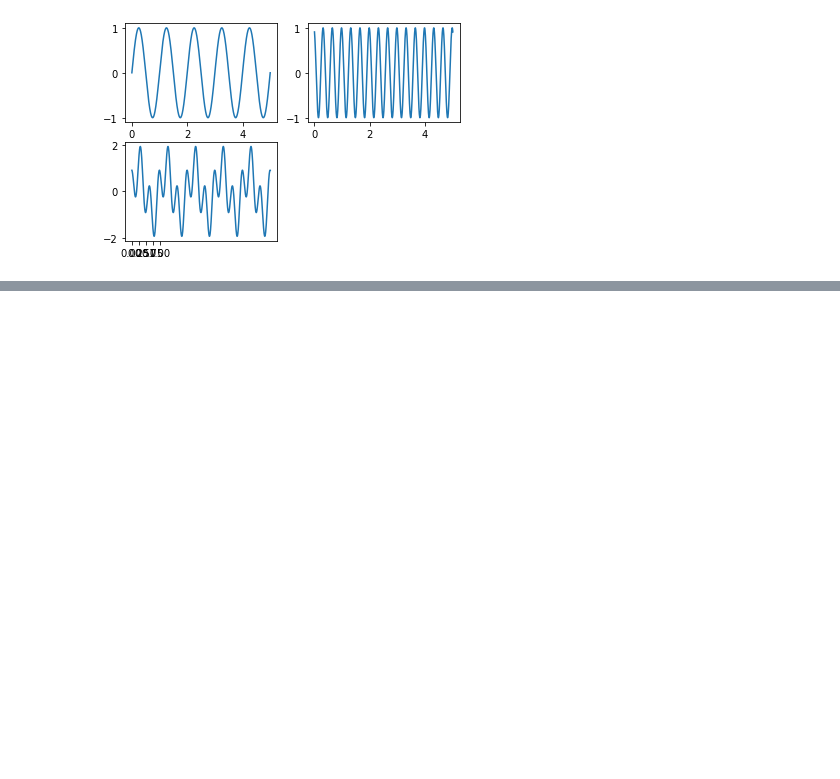
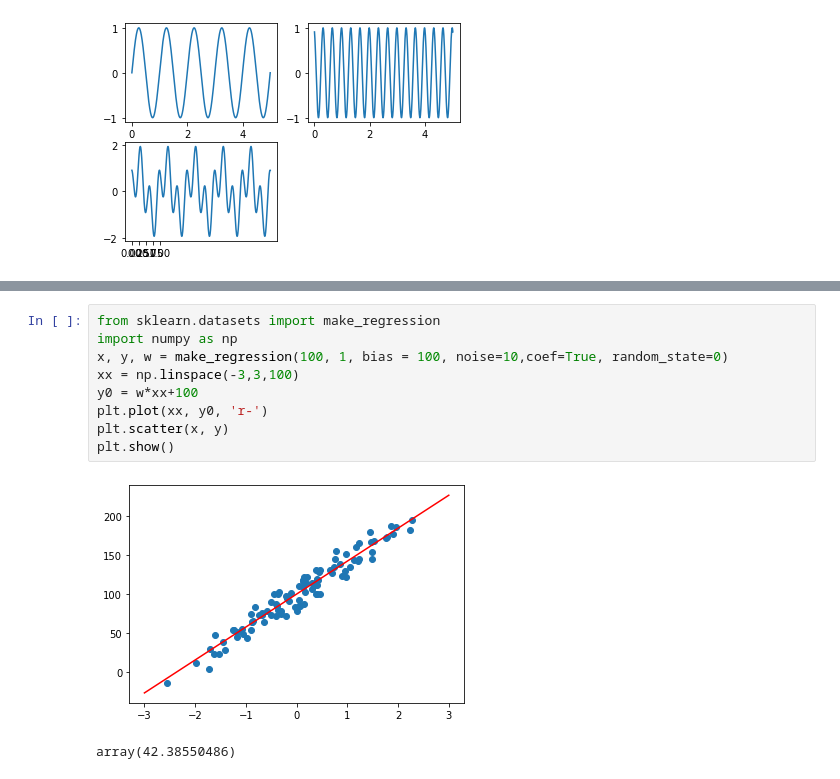
Before and after one commit to chi-hun/datascienceschool, a Jupyter notebook: datascienceschool.ipynb, the cells around one changed output, grey strips where cells are left out. Saved outputs shown, nothing was run; the diff lists cells and outputs as text; blank space fills up the shorter version.

```diff
--- a/datascienceschool.ipynb
+++ b/datascienceschool.ipynb
@@ -922,0 +963,12 @@ plt.show()
+# %%
+from sklearn.datasets import make_regression
+import numpy as np
+x, y, w = make_regression(100, 1, bias = 100, noise=10,coef=True, random_state=0)
+xx = np.linspace(-3,3,100)
+y0 = w*xx+100
+plt.plot(xx, y0, 'r-')
+plt.scatter(x, y)
+plt.show()
+# %% [output]
+[figure, added]
+array(42.38550486)
```
Also changed, not shown: parts of 3 cells of this notebook.
